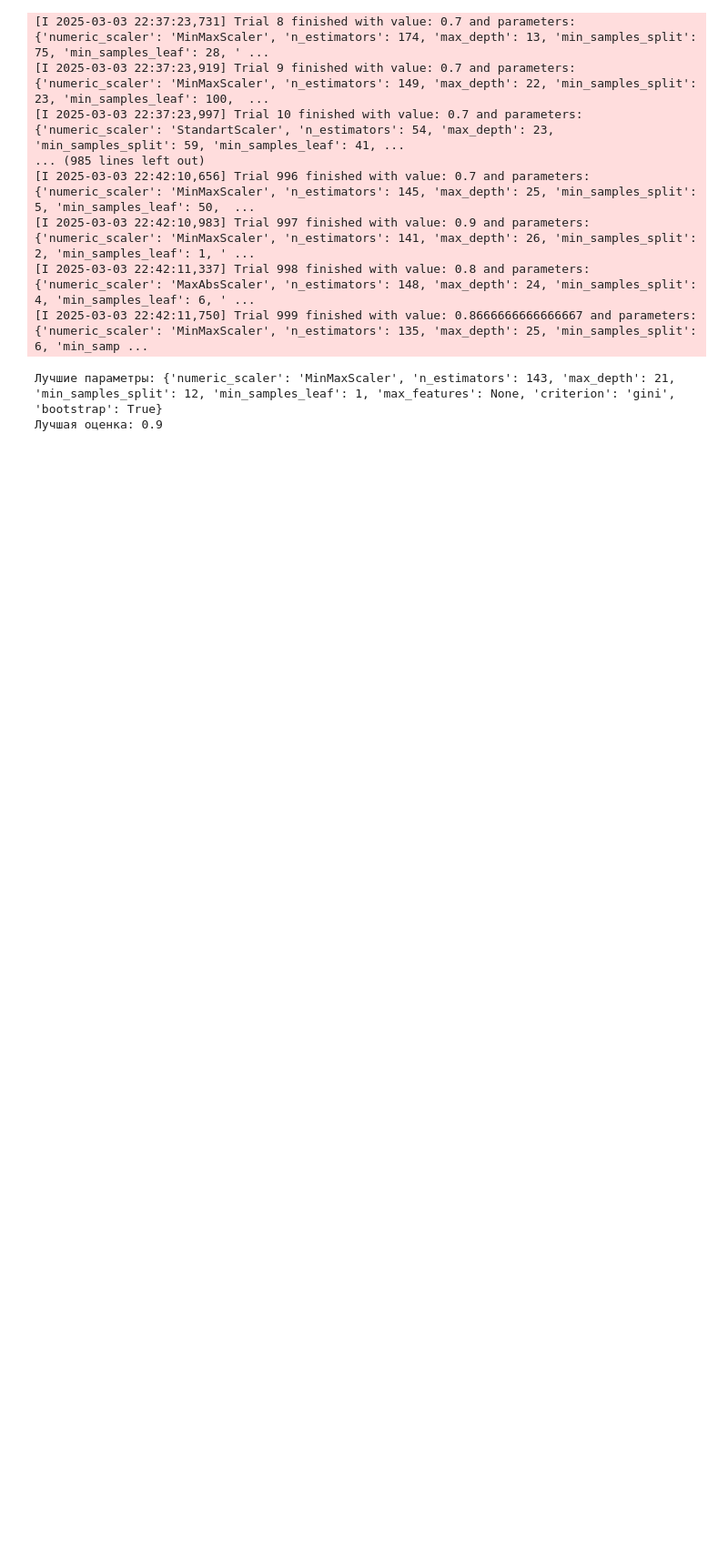
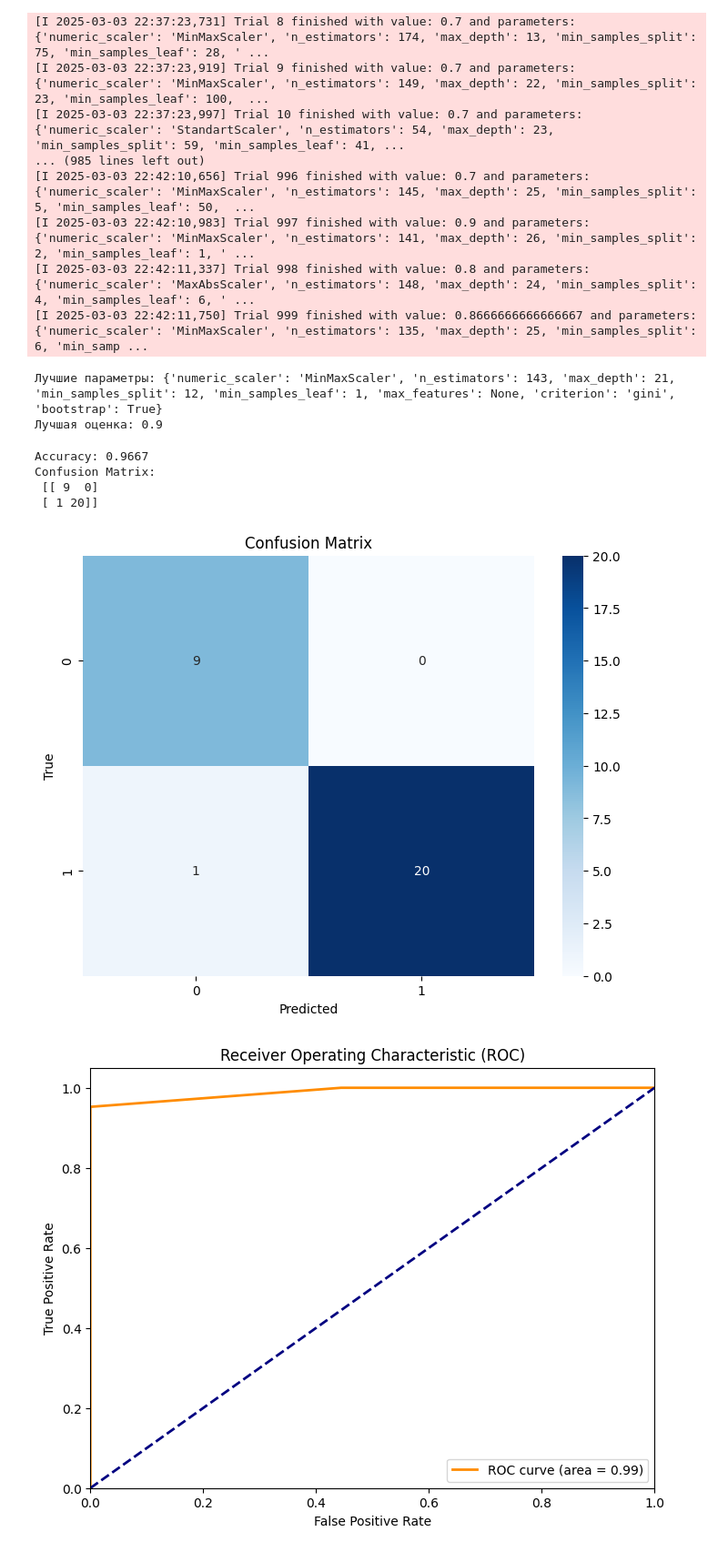
Before and after one commit to Liana2707/ML-ITMO, a Jupyter notebook: notebooks/lab2.ipynb, the cells around one changed output. Shown at 91% size. Drawn from its saved outputs; the diff is of its cells as text; code cells hidden in the pictures; blank space fills up the shorter version.

```diff
--- a/notebooks/lab2.ipynb
+++ b/notebooks/lab2.ipynb
@@ -464,3 +463,51 @@ print("Лучшая оценка:", study.best_value)
 [I 2025-03-03 22:42:11,750] Trial 999 finished with value: 0.8666666666666667 and parameters: {'numeric_scaler': 'MinMaxScaler', 'n_estimators': 135, 'max_depth': 25, 'min_samples_split': 6, 'min_samp ...
 Лучшие параметры: {'numeric_scaler': 'MinMaxScaler', 'n_estimators': 143, 'max_depth': 21, 'min_samples_split': 12, 'min_samples_leaf': 1, 'max_features': None, 'criterion': 'gini', 'bootstrap': True}
 Лучшая оценка: 0.9
+# %%
+from sklearn.metrics import auc, confusion_matrix, roc_curve
+
+
+best_params = study.best_params
+best_scaler = best_params['numeric_scaler']
+best_num_transformer = Pipeline([('scaler', scalers[best_scaler])])
+best_ct = ColumnTransformer([('num', best_num_transformer, num_features)])
+best_model = Pipeline([('ct', best_ct), ('model', DecisionTreeClassifier(**{k: v for k, v in best_params.items() if k != 'numeric_scaler'}, random_state=42))])
+best_model.fit(X_train, y_train)
+
+y_pred = best_model.predict(X_test)
+y_prob = best_model.predict_proba(X_test)[:, 1] # Вероятности для ROC-кривой
+
+accuracy = accuracy_score(y_test, y_pred)
+cm = confusion_matrix(y_test, y_pred)
+fpr, tpr, thresholds = roc_curve(y_test, y_prob)
+roc_auc = auc(fpr, tpr)
+
+
+print(f"Accuracy: {accuracy:.4f}")
+print("Confusion Matrix:\n", cm)
+# %% [output]
+Accuracy: 0.9667
+Confusion Matrix:
+ [[ 9  0]
+ [ 1 20]]
+# %%
+plt.figure(figsize=(8, 6))
+sns.heatmap(cm, annot=True, fmt="d", cmap="Blues")
+plt.xlabel("Predicted")
+plt.ylabel("True")
+plt.title("Confusion Matrix")
+plt.show()
+
+plt.figure(figsize=(8, 6))
+plt.plot(fpr, tpr, color='darkorange', lw=2, label=f'ROC curve (area = {roc_auc:.2f})')
+plt.plot([0, 1], [0, 1], color='navy', lw=2, linestyle='--')
+plt.xlim([0.0, 1.0])
+plt.ylim([0.0, 1.05])
+plt.xlabel('False Positive Rate')
+plt.ylabel('True Positive Rate')
+plt.title('Receiver Operating Characteristic (ROC)')
+plt.legend(loc="lower right")
+plt.show()
+# %% [output]
+[figure, added]
+[figure, added]
```
Also changed, not shown: parts of 3 cells of this notebook.
